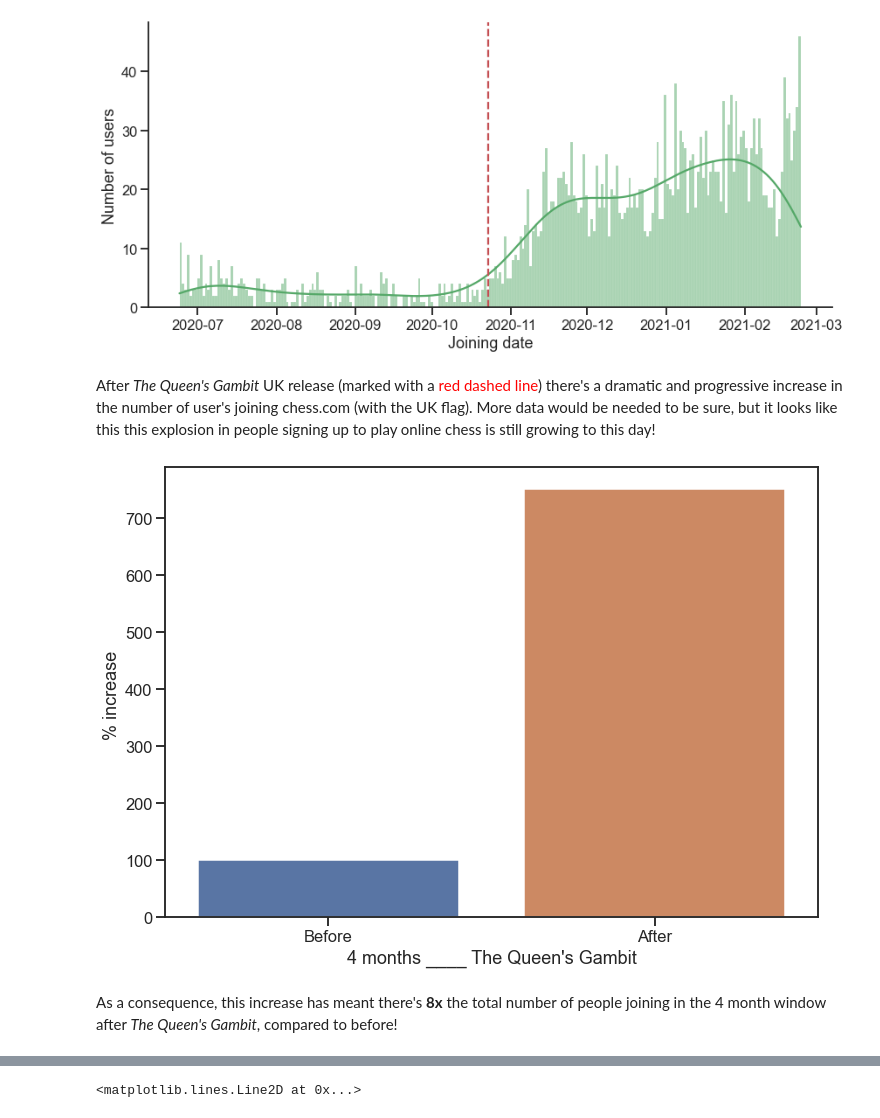
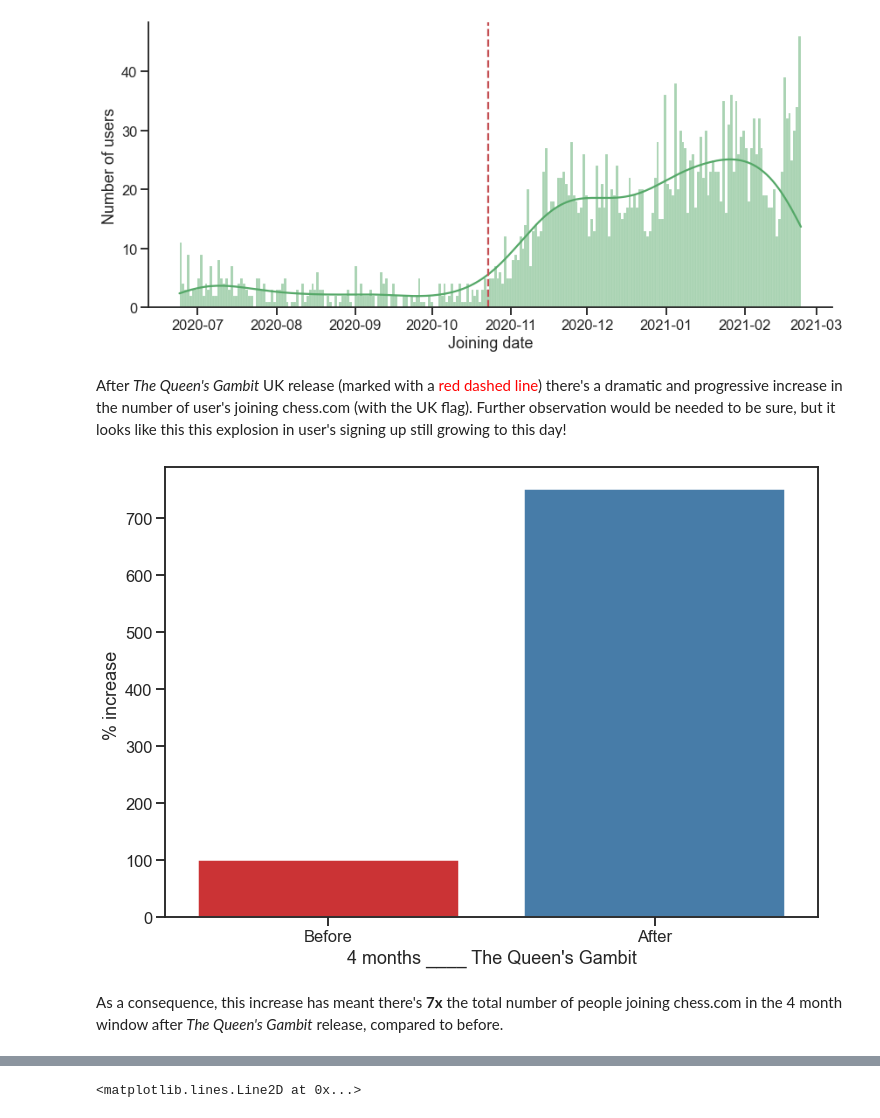
Before and after one commit to dzhang32/chess, a Jupyter notebook: 01-queens_gambit.ipynb, the cells around one changed output, grey strips where cells are left out. Saved outputs shown, nothing was run; the diff lists cells and outputs as text; code cells hidden in the pictures.

```diff
--- a/01-queens_gambit.ipynb
+++ b/01-queens_gambit.ipynb
@@ -87,24 +87,26 @@ plt.axvline(qg_date, color = 'r', linestyle = "--")
 <matplotlib.lines.Line2D at 0x...>
 [figure]
 # %% [markdown]
-After *The Queen's Gambit* UK release (marked with a <span style="color:red">red dashed line</span>) there's a dramatic and progressive increase in the number of user's joining chess.com (with the UK flag). More data would be needed to be sure, but it looks like this this explosion in people signing up to play online chess is still growing to this day!
+After *The Queen's Gambit* UK release (marked with a <span style="color:red">red dashed line</span>) there's a dramatic and progressive increase in the number of user's joining chess.com (with the UK flag). Further observation would be needed to be sure, but it looks like this this explosion in user's signing up still growing to this day!
 # %%
 ##### Data wrangling #####
 
 # obtain a percentage of
 join_dates_qg.loc[: , ("qg")] = ["Before" if date <= qg_date else "After" for date in join_dates_qg['joined']]
 joining_ba_qg = join_dates_qg.groupby("qg").count().reset_index()
 joining_ba_qg["percent"] = (joining_ba_qg['joined']/joining_ba_qg['joined'].min()) * 100
 
 ##### Plotting #####
 
 joining_ba_fig = sns.barplot(x = "qg", y = "percent",
                              order = ["Before", "After"],
-                             data = joining_ba_qg)
+                             data = joining_ba_qg,
+                             palette = "Set1")
+
 joining_ba_fig = joining_ba_fig.set(xlabel = "4 months ____ The Queen's Gambit",
                                     ylabel = "% increase ")
 # %% [output]
-[figure, old version]
+[figure, new version]
 # %% [markdown]
-As a consequence, this increase has meant there's **8x** the total number of people joining in the 4 month window after *The Queen's Gambit*, compared to before!
+As a consequence, this increase has meant there's **7x** the total number of people joining chess.com in the 4 month window after *The Queen's Gambit* release, compared to before.
 # %% [markdown]
```
Also changed, not shown: parts of 17 cells of this notebook.
